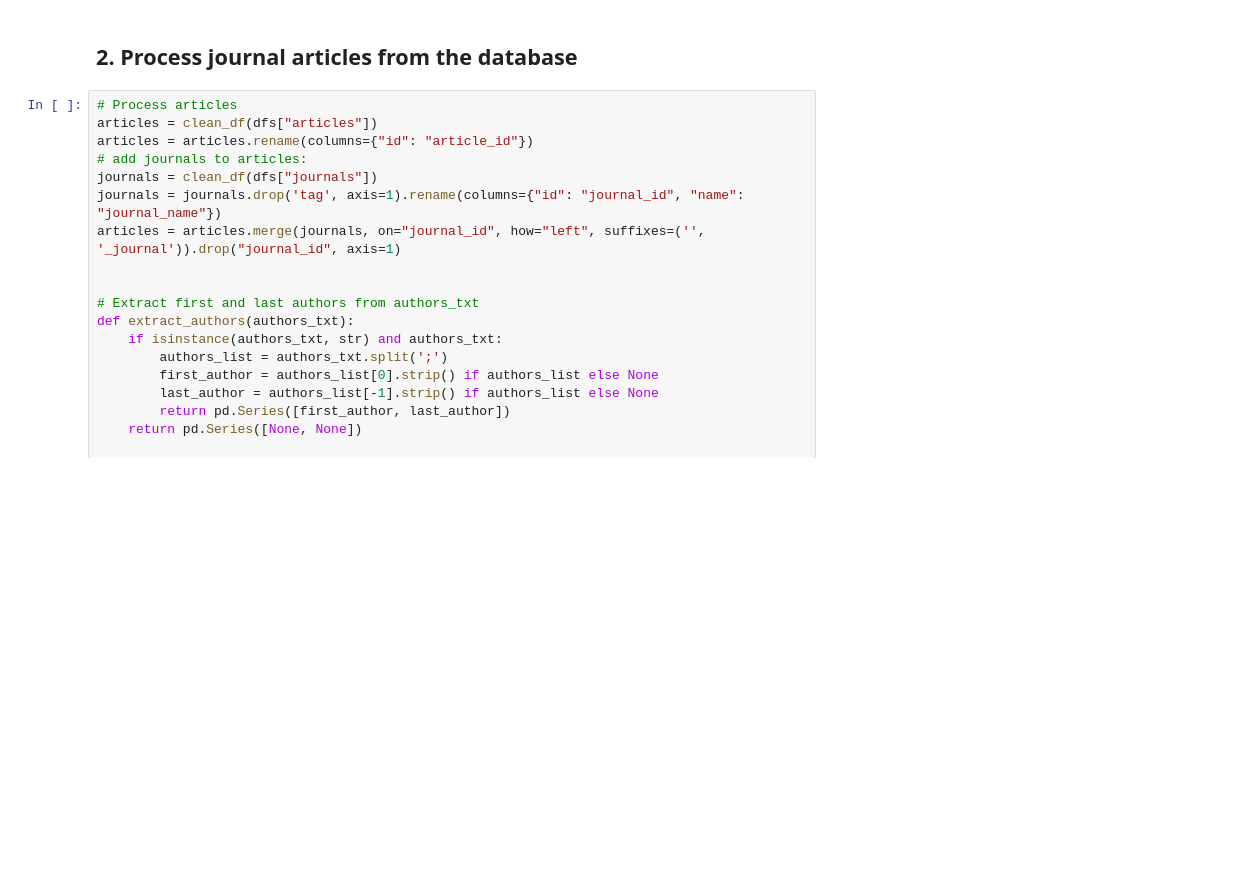
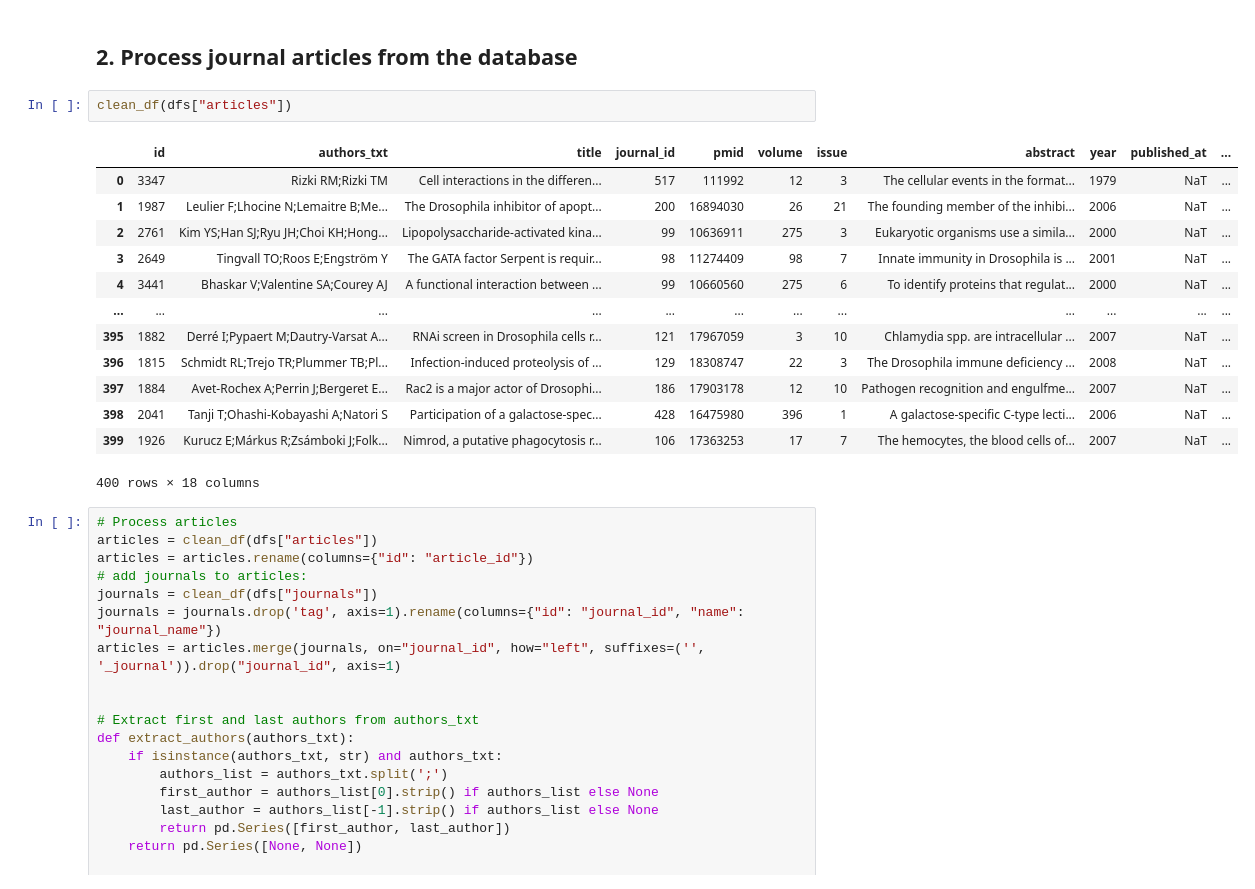
Before and after one commit to jcblemai/drosophila-reproducibility, a Jupyter notebook: preprocess.ipynb, the cells around one changed output. Drawn from its saved outputs; the diff is of its cells as text; blank space fills up the shorter version.

```diff
--- a/preprocess.ipynb
+++ b/preprocess.ipynb
@@ -74,6 +74,22 @@ def truncate_string(s, max_length=20):
     return s
 # %% [markdown]
  ## 2. Process journal articles from the database
+# %%
+clean_df(dfs["articles"])
+# %% [output]
+|  | id | authors_txt | title | journal_id | pmid | volume | issue | abstract | year | published_at | ... |
+| 0 | 3347 | Rizki RM;Rizki TM | Cell interactions in the differen... | 517 | 111992 | 12 | 3 | The cellular events in the format... | 1979 | NaT | ... |
+| 1 | 1987 | Leulier F;Lhocine N;Lemaitre B;Me... | The Drosophila inhibitor of apopt... | 200 | 16894030 | 26 | 21 | The founding member of the inhibi... | 2006 | NaT | ... |
+| 2 | 2761 | Kim YS;Han SJ;Ryu JH;Choi KH;Hong... | Lipopolysaccharide-activated kina... | 99 | 10636911 | 275 | 3 | Eukaryotic organisms use a simila... | 2000 | NaT | ... |
+| 3 | 2649 | Tingvall TO;Roos E;Engström Y | The GATA factor Serpent is requir... | 98 | 11274409 | 98 | 7 | Innate immunity in Drosophila is ... | 2001 | NaT | ... |
+| 4 | 3441 | Bhaskar V;Valentine SA;Courey AJ | A functional interaction between ... | 99 | 10660560 | 275 | 6 | To identify proteins that regulat... | 2000 | NaT | ... |
+| ... | ... | ... | ... | ... | ... | ... | ... | ... | ... | ... | ... |
+| 395 | 1882 | Derré I;Pypaert M;Dautry-Varsat A... | RNAi screen in Drosophila cells r... | 121 | 17967059 | 3 | 10 | Chlamydia spp. are intracellular ... | 2007 | NaT | ... |
+| 396 | 1815 | Schmidt RL;Trejo TR;Plummer TB;Pl... | Infection-induced proteolysis of ... | 129 | 18308747 | 22 | 3 | The Drosophila immune deficiency ... | 2008 | NaT | ... |
+| 397 | 1884 | Avet-Rochex A;Perrin J;Bergeret E... | Rac2 is a major actor of Drosophi... | 186 | 17903178 | 12 | 10 | Pathogen recognition and engulfme... | 2007 | NaT | ... |
+| 398 | 2041 | Tanji T;Ohashi-Kobayashi A;Natori S | Participation of a galactose-spec... | 428 | 16475980 | 396 | 1 | A galactose-specific C-type lecti... | 2006 | NaT | ... |
+| 399 | 1926 | Kurucz E;Márkus R;Zsámboki J;Folk... | Nimrod, a putative phagocytosis r... | 106 | 17363253 | 17 | 7 | The hemocytes, the blood cells of... | 2007 | NaT | ... |
+400 rows × 18 columns
 # %%
 # Process articles
 articles = clean_df(dfs["articles"])
```
Also changed, not shown: parts of 2 cells of this notebook, 2 other files.
